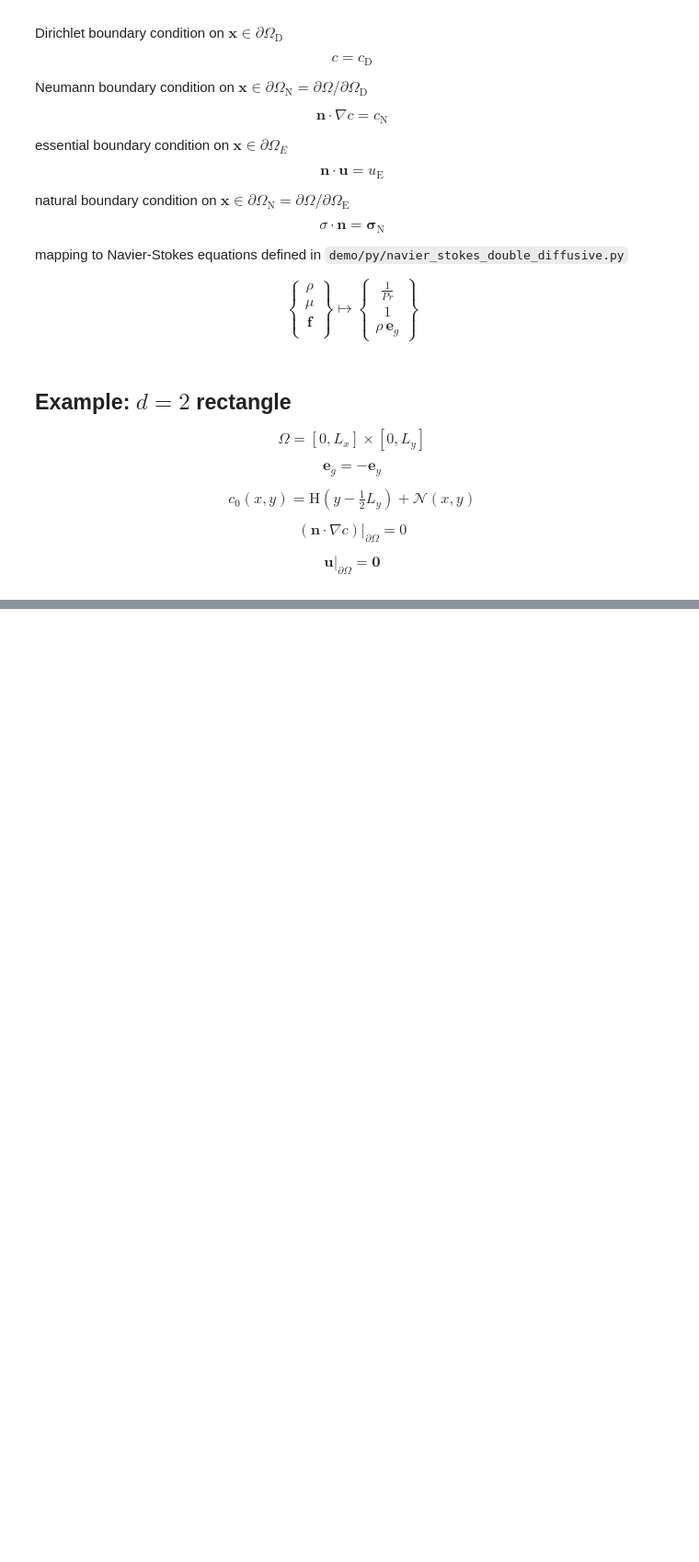
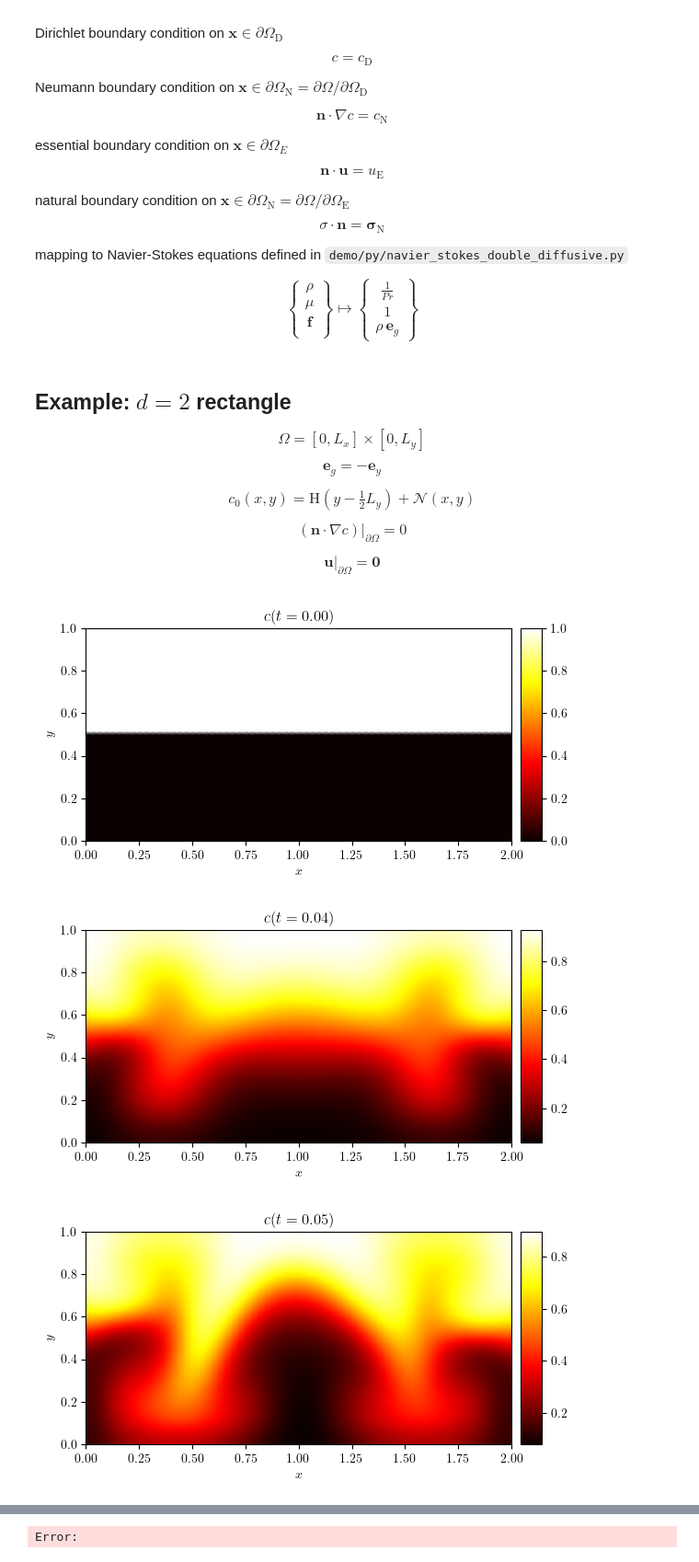
Before and after one commit to george-poole/LUCiFEx, a Jupyter notebook: demo/A18_navier_stokes_rayleigh_taylor.ipynb, the cells around one changed output, grey strips where cells are left out. Shown at 92% size. Saved outputs shown, nothing was run; the diff lists cells and outputs as text; code cells hidden in the pictures; blank space fills up the shorter version.

```diff
--- a/demo/A18_navier_stokes_rayleigh_taylor.ipynb
+++ b/demo/A18_navier_stokes_rayleigh_taylor.ipynb
@@ -63,17 +63,14 @@ $$(\textbf{n}\cdot\nabla c)\vert_{\partial\Omega}=0$$
 
 $$\textbf{u}\vert_{\partial\Omega}=\textbf{0}$$
 # %%
-import numpy as np
 from lucifex.sim import integrate
-from lucifex.viz import plot_colormap, plot_line
+from lucifex.viz import plot_colormap
 from lucifex.io import write
-from lucifex.utils import maximum
 
 from py.navier_stokes_rayleigh_taylor import navier_stokes_rayleigh_taylor_rectangle
 
 
-Ra = 5e4
-Rb = 1e5
+Ra = 1e5
 simulation = navier_stokes_rayleigh_taylor_rectangle(
     Lx=2.0,
     Ly=1.0,
@@ -81,12 +78,25 @@ simulation = navier_stokes_rayleigh_taylor_rectangle(
     Ny=64,
     cell='quadrilateral',
     Ra=Ra,
-    Rb=Rb,
-    Le=10.0,
     dt_max=0.01,
 )
 
-n_stop = 400
+n_stop = 200
 dt_init = 1e-6
 n_init = 10
 integrate(simulation, n_stop=n_stop, dt_init=dt_init, n_init=n_init)
+# %%
+c = simulation['c']
+mesh = c.mesh
+
+i_qrt = int(0.25 * len(c.series))
+i_mid = int(0.5 * len(c.series))
+time_indices = (0, i_qrt, i_mid,  -1)
+for i in time_indices:
+    t = c.time_series[i]
+    fig, ax = plot_colormap(c.series[i], title=f'$c(t={t:.2f})$')
+    write(fig, f'A18_rayleigh_taylor_c(t={t:.2f})', './figures', file_ext=['pdf', 'png'], close=False, pickle=False)
+# %% [output]
+[figure, added]
+[figure, added]
+[figure, added]
@@ -92,0 +104 @@ integrate(simulation, n_stop=n_stop, dt_init=dt_init, n_init=n_init)
+Error:
```
Also changed, not shown: parts of 1 cell of this notebook, 40 other files.
